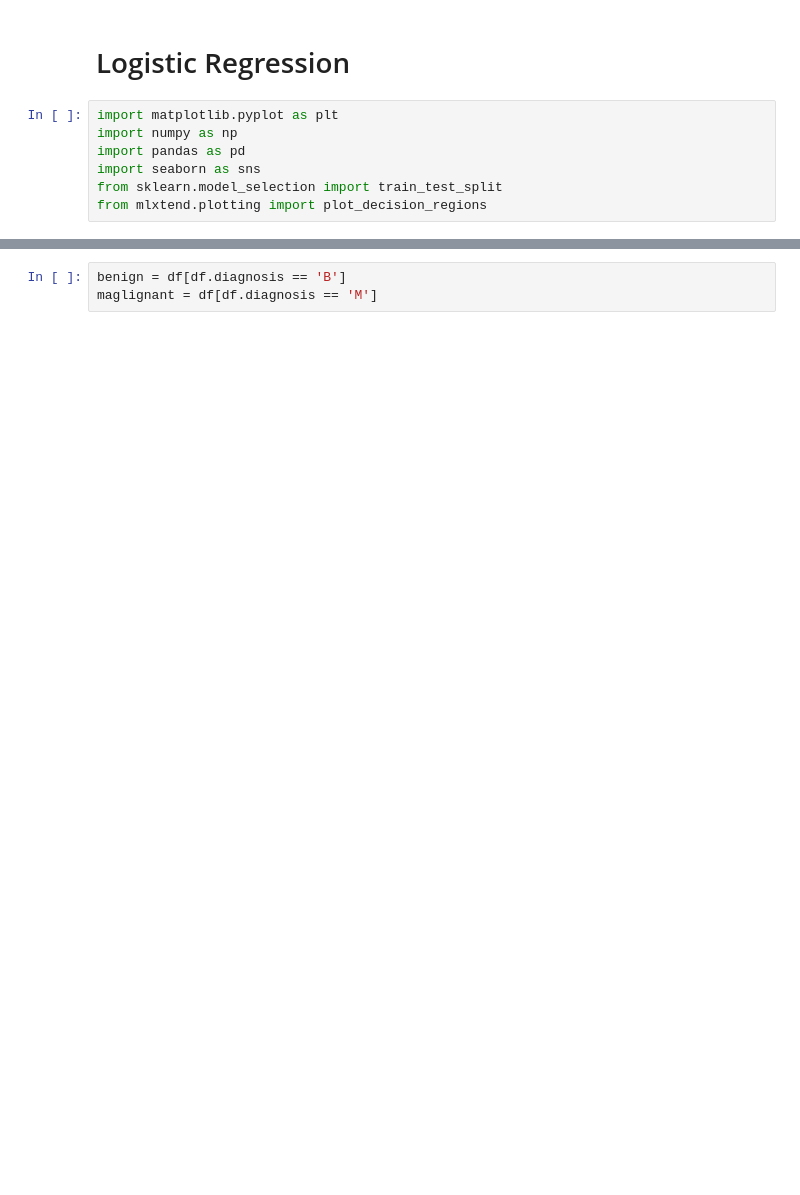
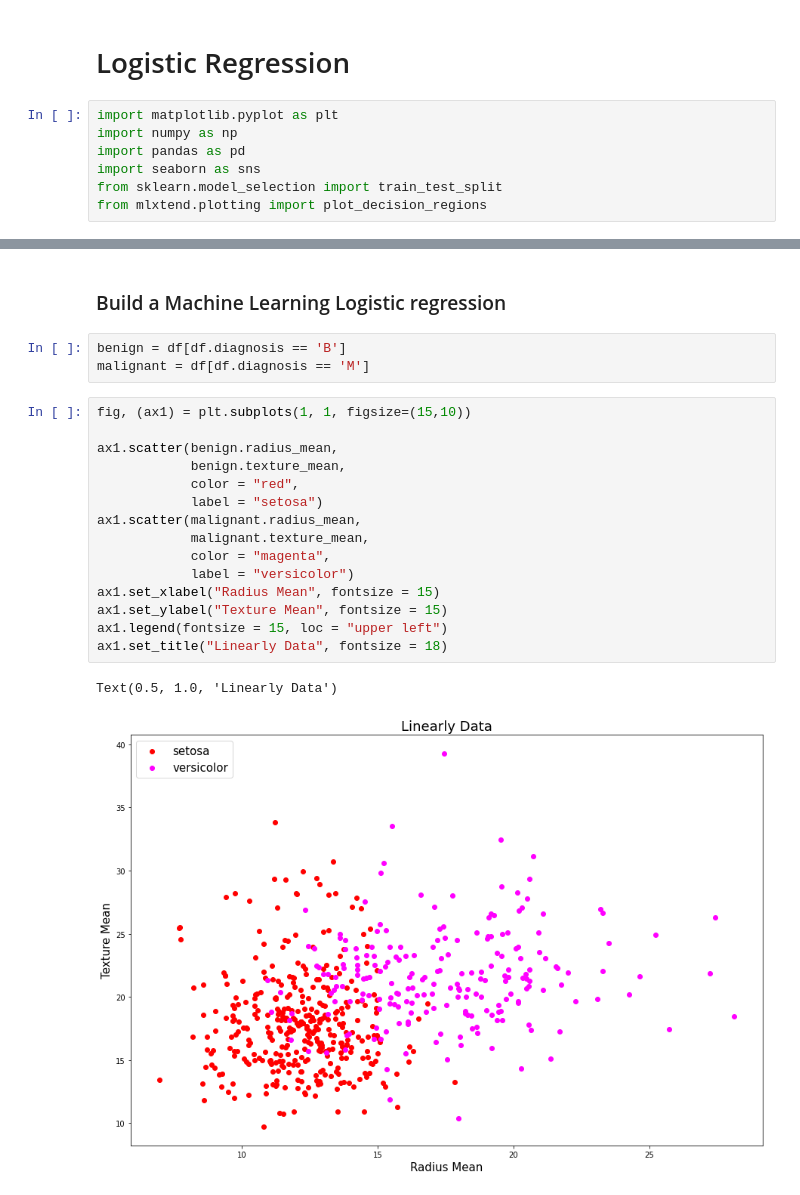
Before and after one commit to TrellixVulnTeam/ThanhLa_Data4319_2I89, a Jupyter notebook: 4. Logistic Regression/source_4.ipynb, the cells around one changed output, grey strips where cells are left out. Cells and saved outputs as stored; diff of their text form; blank space fills up the shorter version.

```diff
--- a/4. Logistic Regression/source_4.ipynb
+++ b/4. Logistic Regression/source_4.ipynb
@@ -20,6 +20,26 @@ df.head()
 | 2 | M | 19.69 | 21.25 | 130.00 | 1203.0 | 0.10960 | 0.15990 | ... |
 | 3 | M | 11.42 | 20.38 | 77.58 | 386.1 | 0.14250 | 0.28390 | ... |
 | 4 | M | 20.29 | 14.34 | 135.10 | 1297.0 | 0.10030 | 0.13280 | ... |
+# %% [markdown]
+### Build a Machine Learning Logistic regression
 # %%
 benign = df[df.diagnosis == 'B']
-maglignant = df[df.diagnosis == 'M']
+malignant = df[df.diagnosis == 'M']
+# %%
+fig, (ax1) = plt.subplots(1, 1, figsize=(15,10))
+
+ax1.scatter(benign.radius_mean,
+            benign.texture_mean,
+            color = "red",
+            label = "setosa")
+ax1.scatter(malignant.radius_mean,
+            malignant.texture_mean,
+            color = "magenta",
+            label = "versicolor")
+ax1.set_xlabel("Radius Mean", fontsize = 15)
+ax1.set_ylabel("Texture Mean", fontsize = 15)
+ax1.legend(fontsize = 15, loc = "upper left")
+ax1.set_title("Linearly Data", fontsize = 18)
+# %% [output]
+Text(0.5, 1.0, 'Linearly Data')
+[figure, added]
```
Also changed, not shown: parts of 16 cells of this notebook, 3 other files.
